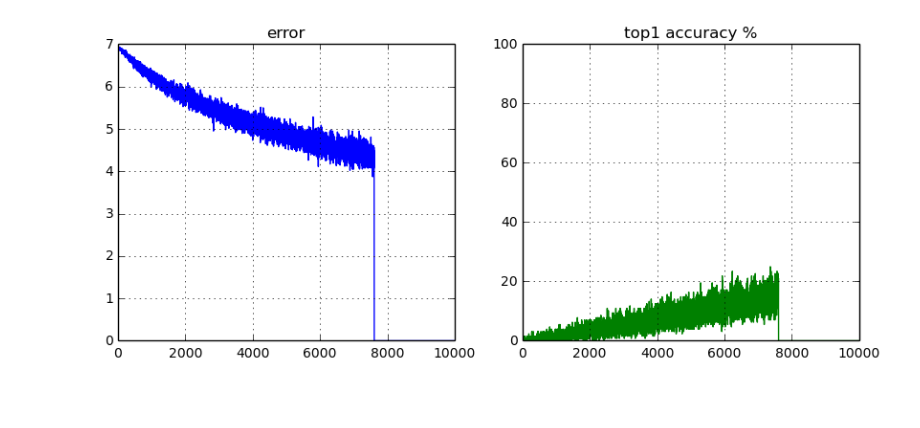
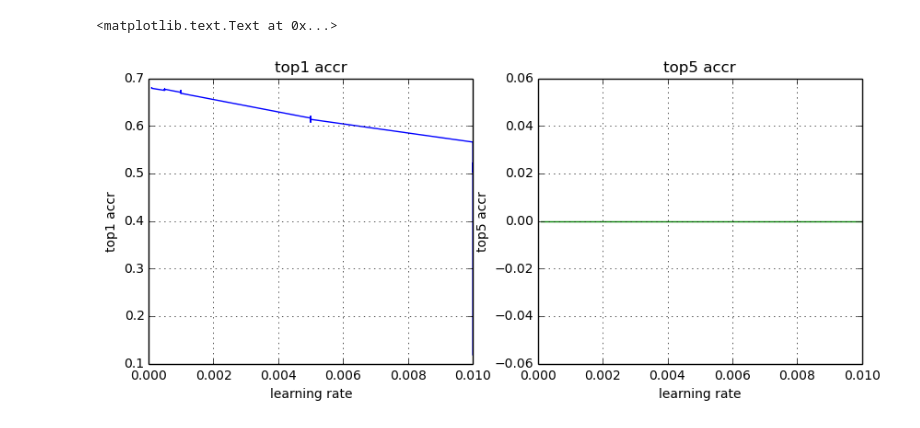
Before and after one commit to shane-huang/jupyter_nb, a Jupyter notebook: torchlogviz.ipynb, the cells around one changed output. Saved outputs shown, nothing was run; the diff lists cells and outputs as text; code cells hidden in the pictures; blank space fills up the shorter version.

Commit message:
synchronize caffe and torch visualizations

```diff
--- a/torchlogviz.ipynb
+++ b/torchlogviz.ipynb
@@ -31,3 +84,0 @@ def process_log(logfname):
-# %%
-#process the logs, specify the location of the log file here
-errs,top1s,last_epoch,last_it = process_log('/home/user/shane/soumith-imgnet-training/gv2-1.log')
@@ -38,0 +85,14 @@ Done Log Processing.
+# %%
+#process the logs, specify the location of the log file here
+tests = [
+    #('512-triangular2','/home/user/shane/soumith-imgnet-training/torch-googlenetv2-bs896-8GPU-triangular2.log'),
+    ('512-original','/home/user/shane/soumith-imgnet-training/torch-googlenetv2-bs896-8GPU.log'),
+    #('128-original','/home/user/shane/soumith-imgnet-training/torch-yiheng-googlenetv2-bs128-8GPU.log'),
+    ('512-triangular2-t2','/home/user/shane/soumith-imgnet-training/torch-googlenetv2-bs896-8GPU-triangular2-t2.log'),
+    ]
+result_tbls = []
+for (label,log) in tests:
+    print 'TEST ===',label,'==='
+    print log
+    train1,test1,test1_epoch,last_epoch,last_it = process_torch_log(log)
+    result_tbls.append({'label':label,'train_result':train1,'test_result':test1,'test_result_epoch':test1_epoch,'last_epoch':last_epoch,'last_it':last_it})
@@ -39,16 +117,18 @@ Done Log Processing.
 # %%
-#plot the learning curve of one epoch
+#plot learning rate - accuracy ---- EXPERIMENTING
 plt.figure(1,figsize=(10, 4))
-#plot the error
 plt.subplot(121)
-plt.title('error')
-plt.plot(errs[1][1:])
+plt.title('top1 accr')
+plt.plot(result_tbls[0]['test_result'][1,:],result_tbls[0]['test_result'][3,:])
 plt.grid(True)
-#plot the top 1 accuracy
+plt.xlabel('learning rate')
+plt.ylabel('top1 accr')
 plt.subplot(122)
-plt.title('top1 accuracy %')
-plt.plot(top1s[1][1:],color='green')
-plt.ylim((0,100))
+plt.title('top5 accr')
+plt.plot(result_tbls[0]['test_result'][1,:],result_tbls[0]['test_result'][4,:],color='green')
 plt.grid(True)
+plt.xlabel('learning rate')
+plt.ylabel('top5 accr')
 # %% [output]
+<matplotlib.text.Text at 0x...>
-[figure, old version]
+[figure, new version]
```
Also changed, not shown: parts of 6 cells of this notebook, 1 other file.
